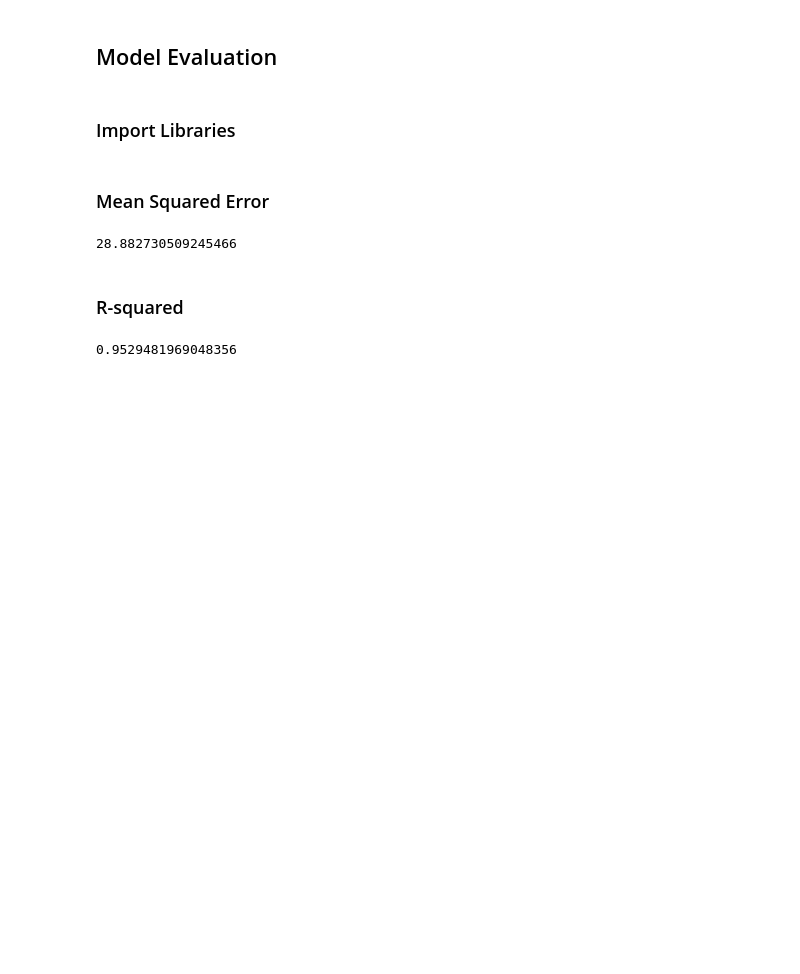
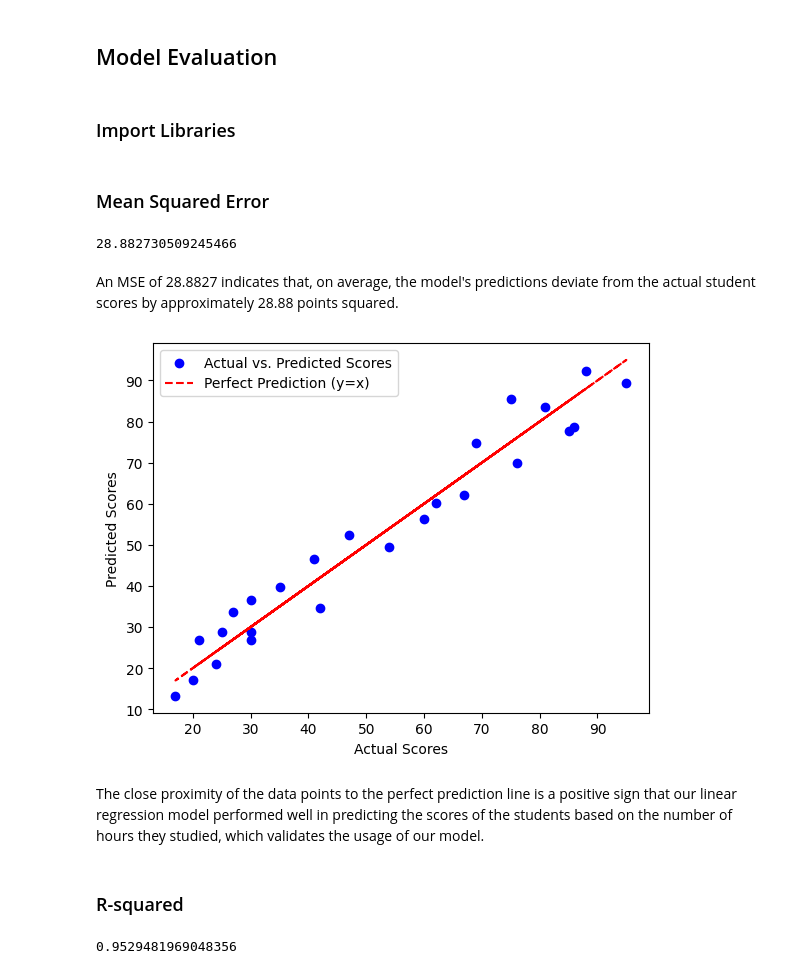
Before and after one commit to omoraisu/TSF-Projects, a Jupyter notebook: Student Score Prediction Using Supervised ML/score_prediction_model.ipynb, the cells around one changed output. Cells and saved outputs as stored; diff of their text form; code cells hidden in the pictures; blank space fills up the shorter version.

Commit message:
Finished model evaluation

```diff
--- a/Student Score Prediction Using Supervised ML/score_prediction_model.ipynb
+++ b/Student Score Prediction Using Supervised ML/score_prediction_model.ipynb
@@ -196,9 +197,27 @@ from sklearn.metrics import mean_squared_error
 # %% [markdown]
 ### Mean Squared Error
 # %%
-mean_squared_error(student_data['Scores'], y_hat)
+mse = mean_squared_error(y, y_hat)
+mse
 # %% [output]
 28.882730509245466
+# %% [markdown]
+An MSE of 28.8827 indicates that, on average, the model's predictions deviate from the actual student scores by approximately 28.88 points squared.
+# %%
+# Calculate RMSE
+rmse = np.sqrt(mse)
+
+# Create a scatter plot
+plt.scatter(y, y_hat, color='b', label='Actual vs. Predicted Scores')
+plt.plot(y, y, linestyle='--', color='r', label='Perfect Prediction (y=x)')
+plt.xlabel('Actual Scores')
+plt.ylabel('Predicted Scores')
+plt.legend()
+plt.show()
+# %% [output]
+[figure, added]
+# %% [markdown]
+The close proximity of the data points to the perfect prediction line is a positive sign that our linear regression model performed well in predicting the scores of the students based on the number of hours they studied, which validates the usage of our model.
 # %% [markdown]
 ### R-squared
 # %%
```
Also changed, not shown: parts of 2 cells of this notebook.
